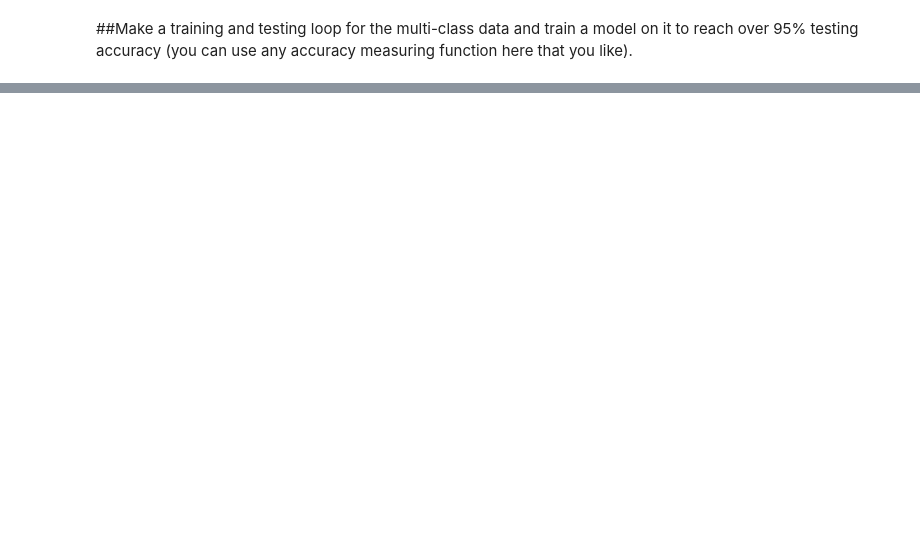
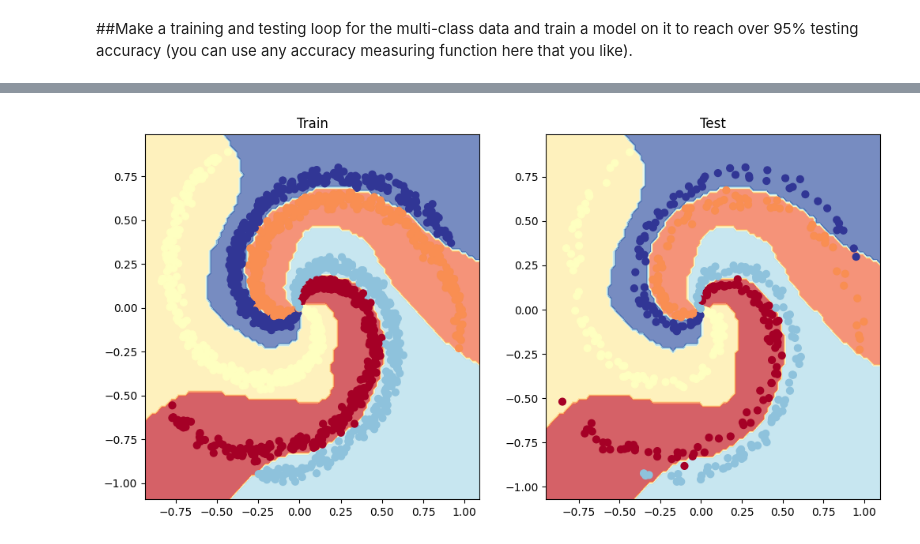
Before and after one commit to mismatchgit/PyTorch-tutorial-freecodecamp, a Jupyter notebook: pytorch_classification_exercise.ipynb, the cells around one changed output, grey strips where cells are left out. Drawn from its saved outputs; the diff is of its cells as text; code cells hidden in the pictures; blank space fills up the shorter version.

```diff
--- a/pytorch_classification_exercise.ipynb
+++ b/pytorch_classification_exercise.ipynb
@@ -272,9 +272,9 @@ class SpiralsModelV0(nn.Module):
   def __init__(self):
     super().__init__()
     # 2. Create 2 nn.Linear layers capable of handling the shapes of our data
-    self.layer_1 = nn.Linear(in_features=2, out_features=64) # takes in 2 features and upscales to 16 features
-    self.layer_2 = nn.Linear(in_features=64, out_features=64) # takes in 16 features from previous layer and outputs 8 feature (same shape as y)
-    self.layer_3 = nn.Linear(in_features=64, out_features=5) # takes in 8 features from previous layer and outputs a single feature (same shape as y)
+    self.layer_1 = nn.Linear(in_features=2, out_features=128) # takes in 2 features and upscales to 16 features
+    self.layer_2 = nn.Linear(in_features=128, out_features=128) # takes in 16 features from previous layer and outputs 8 feature (same shape as y)
+    self.layer_3 = nn.Linear(in_features=128, out_features=5) # takes in 8 features from previous layer and outputs a single feature (same shape as y)
     # self.layer_4 = nn.Linear(in_features=32, out_features=1) # takes in 8 features from previous layer and outputs a single feature (same shape as y)
     self.relu = nn.ReLU()
     self.tanh = nn.Tanh()
@@ -282,7 +282,7 @@ class SpiralsModelV0(nn.Module):
 
   # 3. Define a forward() method that outlines the forward pass
   def forward(self, x):
-    return self.layer_3(self.relu(self.layer_2(self.relu(self.layer_1(x))))) # x -> layer_1 ->  layer_2 -> output
+    return self.layer_3(self.sigmoid(self.layer_2(self.sigmoid(self.layer_1(x))))) # x -> layer_1 ->  layer_2 -> output
 
 # 4. Instantiate an instance of our model class and send it to the target device
 model_1 = SpiralsModelV0().to(device)
@@ -301,5 +337,9 @@ SpiralsModelV0(
 # %%
 # Setup loss and optimizer
 loss_fn = nn.CrossEntropyLoss()
-optimizer = torch.optim.Adam(model_0.parameters(),
-                            lr=0.1)
+optimizer = torch.optim.Adam(model_1.parameters(),
+                            lr=0.01)
+# %%
+y2_logits = model_1(X2_train)
+#loss = loss_fn(y2_logits, y2_train)
+y2_logits[:10]
@@ -318,13 +369,13 @@ for epoch in range(epochs):
   model_1.train()
 
   # 1. Forward pass
-  y_logits = model_1(X2_train).squeeze()
-  y_pred = torch.round(torch.sigmoid(y_logits)) # logits -> prediction probabilities -> prediction labels
+  y2_logits = model_1(X2_train)
+  y2_pred = torch.argmax(torch.softmax(y2_logits, dim=1),dim=1) # logits -> prediction probabilities -> prediction labels
 
   # 2. Calculate the loss
-  loss = loss_fn(y_logits, y2_train) # BCEWithLogitsLoss (takes in logits as first input)
+  loss = loss_fn(y2_logits, y2_train) # BCEWithLogitsLoss (takes in logits as first input)
   acc = accuracy_fn(y_true=y2_train,
-                    y_pred=y_pred)
+                    y_pred=y2_pred)
 
   # 3. Optimizer zero grad
   optimizer.zero_grad()
@@ -338,8 +389,8 @@ for epoch in range(epochs):
   ### Testing
   model_1.eval()
   with torch.inference_mode():
-    test_logits = model_1(X_test).squeeze()
-    test_pred = torch.round(torch.sigmoid(test_logits))
+    test_logits = model_1(X2_test)
+    test_pred = torch.argmax(torch.softmax(test_logits, dim=1),dim=1)
 
     test_loss = loss_fn(test_logits, y2_test)
     test_acc = accuracy_fn(y_true=y2_test,
@@ -356,0 +422,10 @@ y_logits.shape, y2_train.shape
+# %%
+plt.figure(figsize=(12, 6))
+plt.subplot(1, 2, 1)
+plt.title("Train")
+plot_decision_boundary(model_1, X2_train, y2_train)
+plt.subplot(1, 2, 2)
+plt.title("Test")
+plot_decision_boundary(model_1, X2_test, y2_test)
+# %% [output]
+[figure, added]
```
Also changed, not shown: parts of 10 cells of this notebook.
